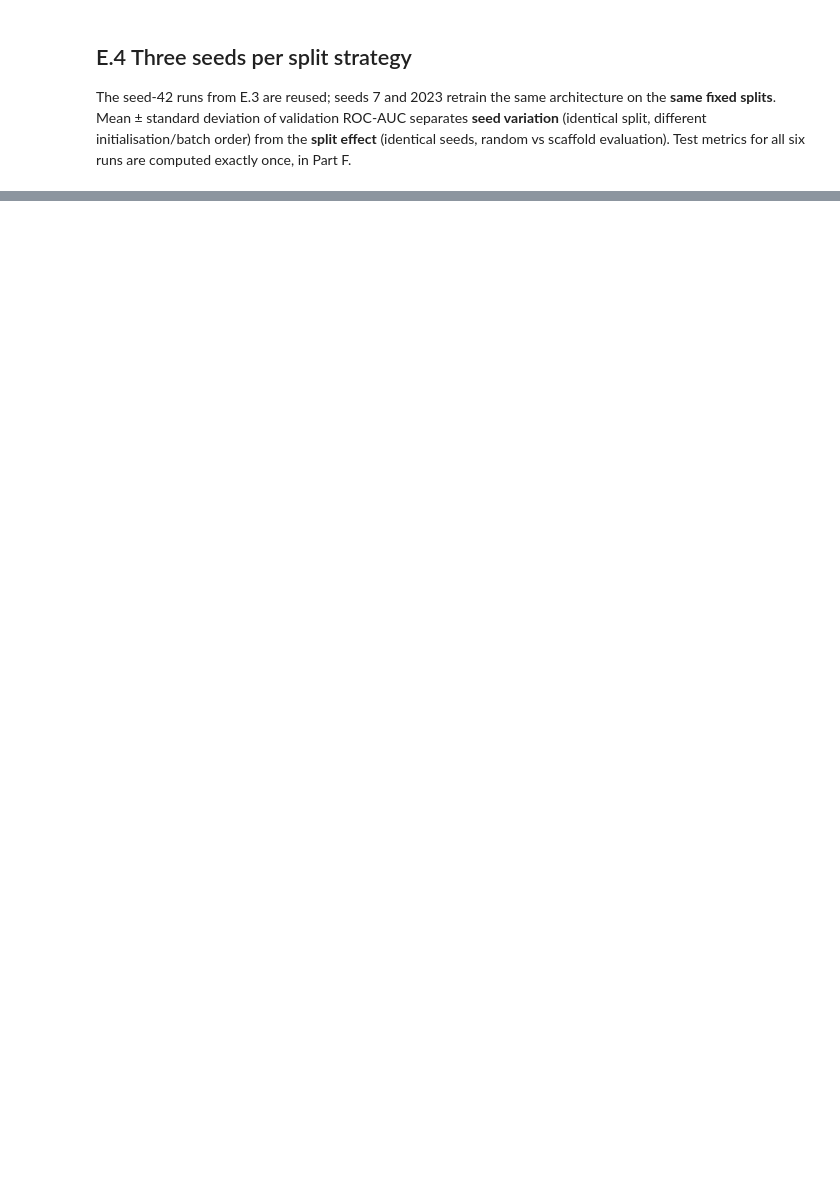
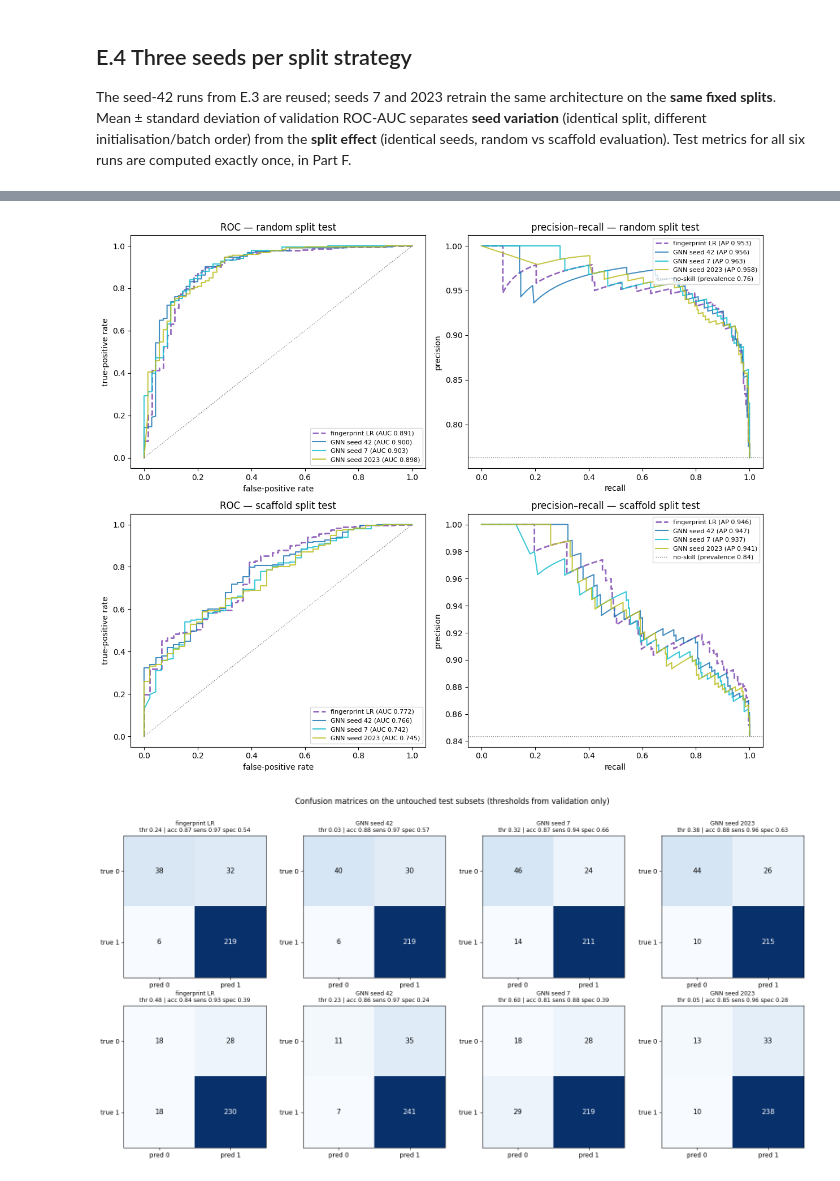
Before and after one commit to faizr206/Assignment3_MedicalImaging, a Jupyter notebook: Assignment3_Faiz.ipynb, the cells around one changed output, grey strips where cells are left out. Saved outputs shown, nothing was run; the diff lists cells and outputs as text; code cells hidden in the pictures; blank space fills up the shorter version.

```diff
--- a/Assignment3_Faiz.ipynb
+++ b/Assignment3_Faiz.ipynb
@@ -1346,0 +1434,53 @@ advantage is consistent across seeds on both splits — on validation data.
+# %%
+seed_colors = {42: "tab:blue", 7: "tab:cyan", 2023: "tab:olive"}
+
+fig, axes = plt.subplots(2, 2, figsize=(12, 10))
+for r, strategy in enumerate(("random", "scaffold")):
+    evals = [e for e in test_evals if e["split"] == strategy]
+    b = next(e for e in evals if e["model"] == "fingerprint LR")
+    fpr, tpr, _ = roc_curve(b["y"], b["probs"])
+    axes[r, 0].plot(fpr, tpr, "--", color="tab:purple", lw=2, label=f"fingerprint LR (AUC {b['ROC-AUC']:.3f})")
+    prec, rec, _ = precision_recall_curve(b["y"], b["probs"])
+    axes[r, 1].plot(rec, prec, "--", color="tab:purple", lw=2, label=f"fingerprint LR (AP {b['PR-AUC']:.3f})")
+    for e in evals:
+        if e["model"] != "GINE GNN":
+            continue
+        c = seed_colors[e["seed"]]
+        fpr, tpr, _ = roc_curve(e["y"], e["probs"])
+        axes[r, 0].plot(fpr, tpr, color=c, alpha=0.85, label=f"GNN seed {e['seed']} (AUC {e['ROC-AUC']:.3f})")
+        prec, rec, _ = precision_recall_curve(e["y"], e["probs"])
+        axes[r, 1].plot(rec, prec, color=c, alpha=0.85, label=f"GNN seed {e['seed']} (AP {e['PR-AUC']:.3f})")
+    axes[r, 0].plot([0, 1], [0, 1], ":", color="grey", lw=1)
+    axes[r, 0].set(title=f"ROC — {strategy} split test", xlabel="false-positive rate",
+                   ylabel="true-positive rate")
+    axes[r, 0].legend(fontsize=8, loc="lower right")
+    axes[r, 1].axhline(b["y"].mean(), ls=":", color="grey", lw=1,
+                       label=f"no-skill (prevalence {b['y'].mean():.2f})")
+    axes[r, 1].set(title=f"precision–recall — {strategy} split test", xlabel="recall", ylabel="precision")
+    axes[r, 1].legend(fontsize=8, loc="upper right")
+plt.tight_layout(); plt.show()
+
+def plot_cm(ax, e, title):
+    y_pred = (e["probs"] >= e["threshold"]).astype(int)
+    cm = confusion_matrix(e["y"], y_pred, labels=[0, 1])
+    ax.imshow(cm, cmap="Blues")
+    for (i, j), v in np.ndenumerate(cm):
+        ax.text(j, i, str(v), ha="center", va="center", fontsize=11,
+                color="white" if v > cm.max() / 2 else "black")
+    ax.set(xticks=[0, 1], yticks=[0, 1], xticklabels=["pred 0", "pred 1"],
+           yticklabels=["true 0", "true 1"])
+    ax.set_title(f"{title}\nthr {e['threshold']:.2f} | acc {e['accuracy']:.2f} "
+                 f"sens {e['sensitivity']:.2f} spec {e['specificity']:.2f}", fontsize=9)
+
+fig, axes = plt.subplots(2, 4, figsize=(16, 8))
+for r, strategy in enumerate(("random", "scaffold")):
+    evals = [e for e in test_evals if e["split"] == strategy]
+    plot_cm(axes[r, 0], next(e for e in evals if e["model"] == "fingerprint LR"), "fingerprint LR")
+    for k, seed in enumerate((42, 7, 2023)):
+        e = next(e for e in evals if e["model"] == "GINE GNN" and e["seed"] == seed)
+        plot_cm(axes[r, k + 1], e, f"GNN seed {seed}")
+fig.suptitle("Confusion matrices on the untouched test subsets (thresholds from validation only)", y=1.01)
+plt.tight_layout(); plt.show()
+# %% [output]
+[figure, added]
+[figure, added]
```
Also changed, not shown: parts of 20 cells of this notebook.
